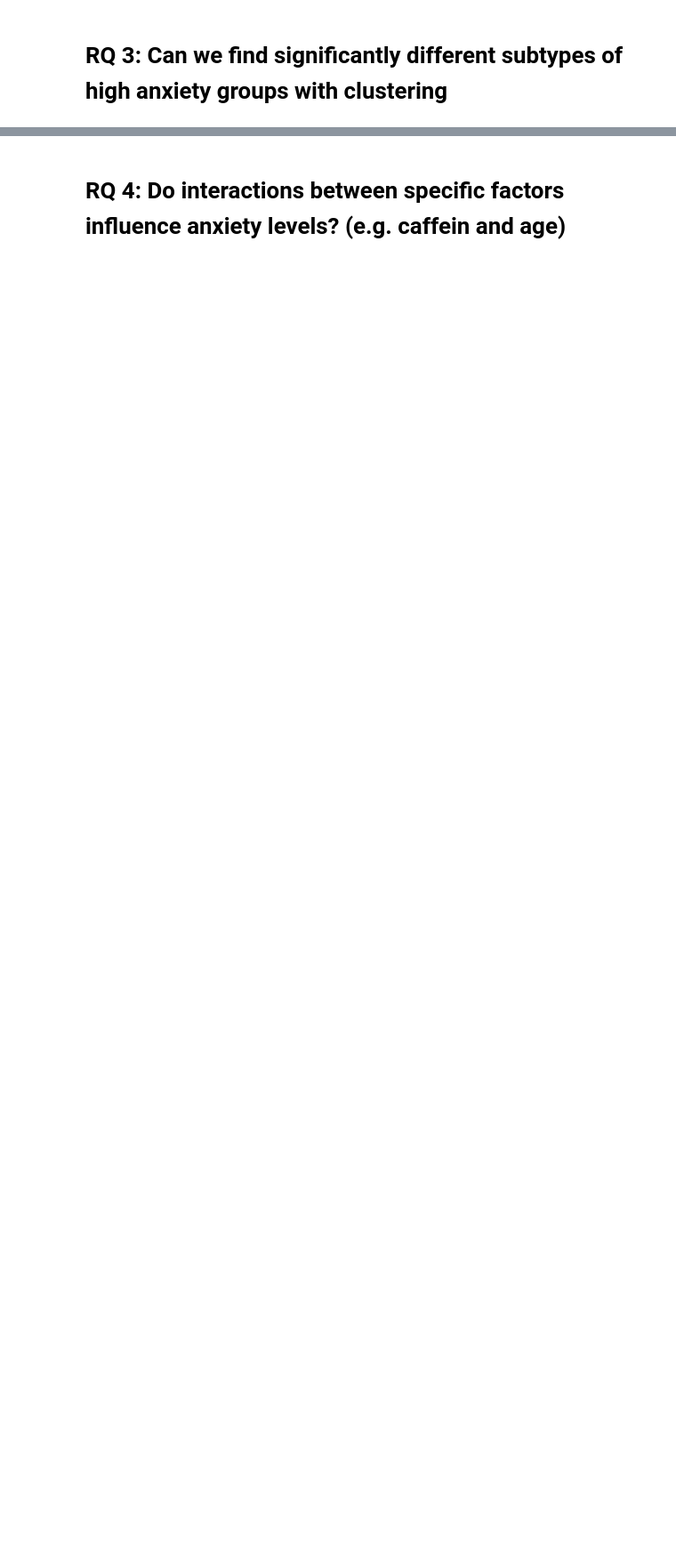
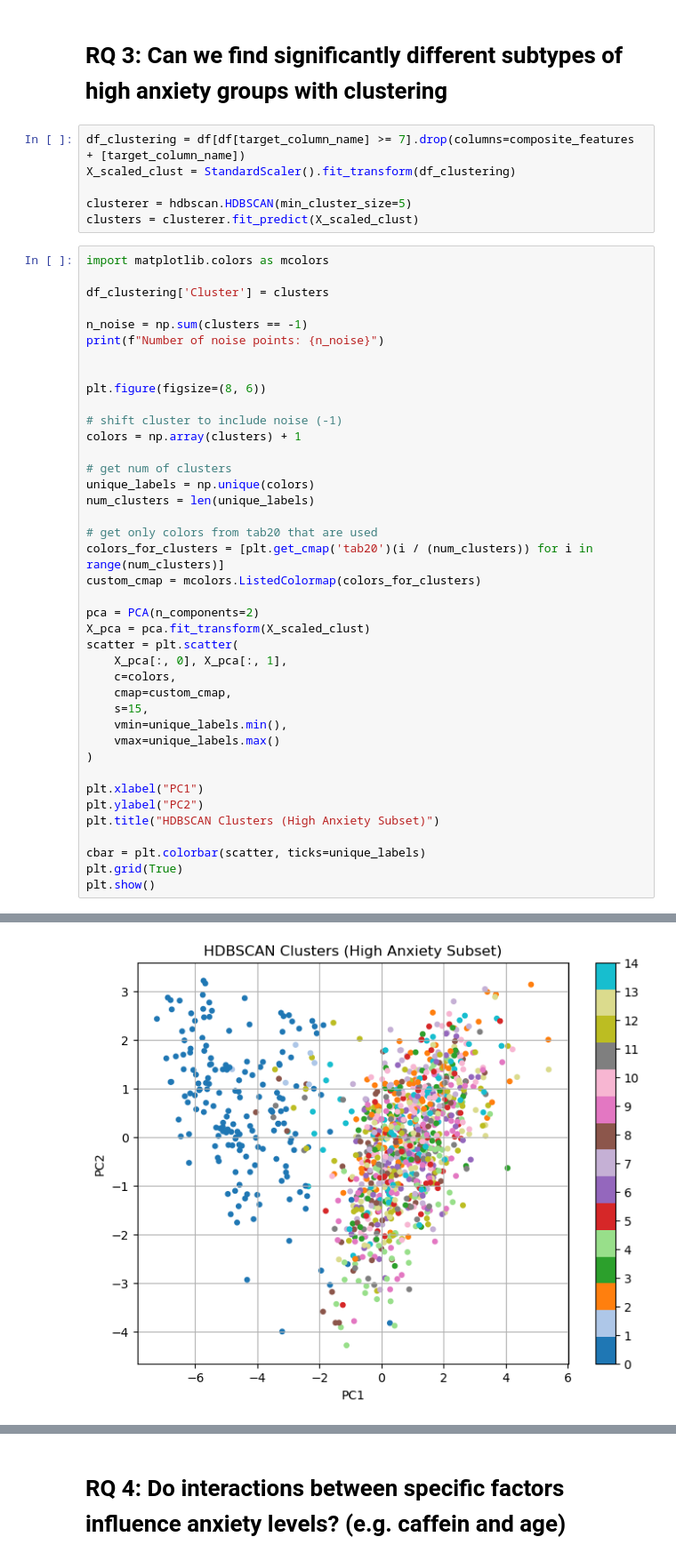
Before and after one commit to Aditi200122/social-anxiety-analysis, a Jupyter notebook: notebooks/01_data_exploration.ipynb, the cells around one changed output, grey strips where cells are left out. Shown at 89% size. Cells and saved outputs as stored; diff of their text form; blank space fills up the shorter version.

Commit message:
Added cluster analysis

```diff
--- a/notebooks/01_data_exploration.ipynb
+++ b/notebooks/01_data_exploration.ipynb
@@ -988,3 +978,50 @@ This suggests that occupations typically associated with high responsibility or
 These findings highlight the potential impact of occupational demands on mental health and support the inclusion of workplace-related factors in anxiety management strategies.
 # %% [markdown]
 # RQ 3: Can we find significantly different subtypes of high anxiety groups with clustering
+# %%
+df_clustering = df[df[target_column_name] >= 7].drop(columns=composite_features + [target_column_name])
+X_scaled_clust = StandardScaler().fit_transform(df_clustering)
+
+clusterer = hdbscan.HDBSCAN(min_cluster_size=5)
+clusters = clusterer.fit_predict(X_scaled_clust)
+# %%
+import matplotlib.colors as mcolors
+
+df_clustering['Cluster'] = clusters
+
+n_noise = np.sum(clusters == -1)
+print(f"Number of noise points: {n_noise}")
+
+
+plt.figure(figsize=(8, 6))
+
+# shift cluster to include noise (-1)
+colors = np.array(clusters) + 1
+
+# get num of clusters
+unique_labels = np.unique(colors)
+num_clusters = len(unique_labels)
+
+# get only colors from tab20 that are used
+colors_for_clusters = [plt.get_cmap('tab20')(i / (num_clusters)) for i in range(num_clusters)]
+custom_cmap = mcolors.ListedColormap(colors_for_clusters)
+
+pca = PCA(n_components=2)
+X_pca = pca.fit_transform(X_scaled_clust)
+scatter = plt.scatter(
+    X_pca[:, 0], X_pca[:, 1],
+    c=colors,
+    cmap=custom_cmap,
+    s=15,
+    vmin=unique_labels.min(),
+    vmax=unique_labels.max()
+)
+
+plt.xlabel("PC1")
+plt.ylabel("PC2")
+plt.title("HDBSCAN Clusters (High Anxiety Subset)")
+
+cbar = plt.colorbar(scatter, ticks=unique_labels)
+plt.grid(True)
+plt.show()
+# %% [output]
@@ -990,0 +1029 @@ These findings highlight the potential impact of occupational demands on mental
+[figure, added]
```
Also changed, not shown: parts of 17 cells of this notebook.
